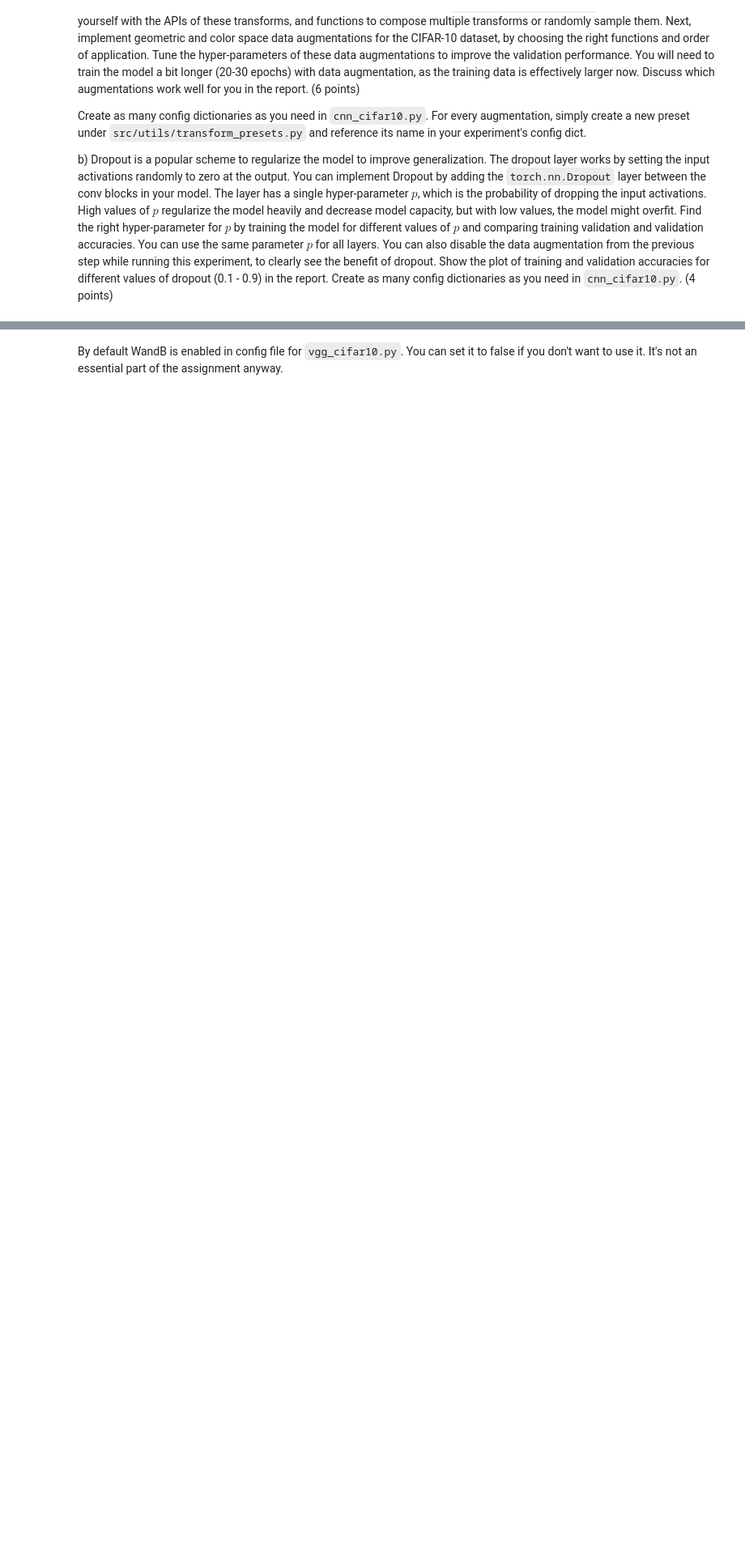
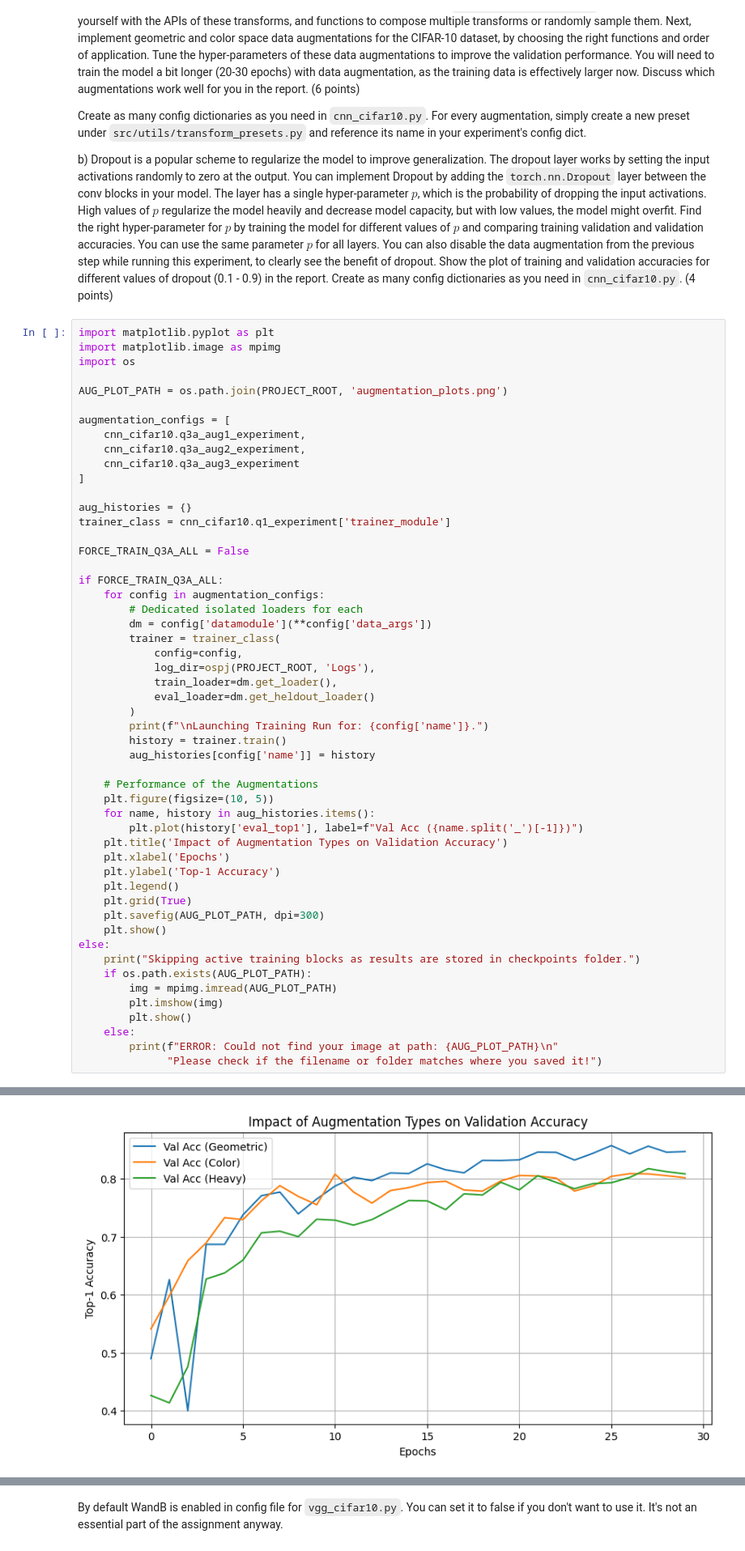
Before and after one commit to AashishNair01/computer-vision, a Jupyter notebook: Assignment_3/exercise-3.ipynb, the cells around one changed output, grey strips where cells are left out. Shown at 81% size. Cells and saved outputs as stored; diff of their text form; blank space fills up the shorter version.

```diff
--- a/Assignment_3/exercise-3.ipynb
+++ b/Assignment_3/exercise-3.ipynb
@@ -320,3 +379,56 @@ Create as many config dictionaries as you need in `cnn_cifar10.py`. For every au
 
 
 b) Dropout is a popular scheme to regularize the model to improve generalization. The dropout layer works by setting the input activations randomly to zero at the output. You can implement Dropout by adding the `torch.nn.Dropout` layer between the conv blocks in your model. The layer has a single hyper-parameter $p$, which is the probability of dropping the input activations. High values of $p$ regularize the model heavily and decrease model capacity, but with low values, the model might overfit. Find the right hyper-parameter for $p$ by training the model for different values of $p$ and comparing training validation and validation accuracies. You can use the same parameter $p$ for all layers. You can also disable the data augmentation from the previous step while running this experiment, to clearly see the benefit of dropout. Show the plot of training and validation accuracies for different values of dropout (0.1 - 0.9) in the report. Create as many config dictionaries as you need in `cnn_cifar10.py`. (4 points)
+# %%
+import matplotlib.pyplot as plt
+import matplotlib.image as mpimg
+import os
+
+AUG_PLOT_PATH = os.path.join(PROJECT_ROOT, 'augmentation_plots.png')
+
+augmentation_configs = [
+    cnn_cifar10.q3a_aug1_experiment,
+    cnn_cifar10.q3a_aug2_experiment,
+    cnn_cifar10.q3a_aug3_experiment
+]
+
+aug_histories = {}
+trainer_class = cnn_cifar10.q1_experiment['trainer_module']
+
+FORCE_TRAIN_Q3A_ALL = False
+
+if FORCE_TRAIN_Q3A_ALL:
+    for config in augmentation_configs:
+        # Dedicated isolated loaders for each
+        dm = config['datamodule'](**config['data_args'])
+        trainer = trainer_class(
+            config=config,
+            log_dir=ospj(PROJECT_ROOT, 'Logs'),
+            train_loader=dm.get_loader(),
+            eval_loader=dm.get_heldout_loader()
+        )
+        print(f"\nLaunching Training Run for: {config['name']}.")
+        history = trainer.train()
+        aug_histories[config['name']] = history
+
+    # Performance of the Augmentations
+    plt.figure(figsize=(10, 5))
+    for name, history in aug_histories.items():
+        plt.plot(history['eval_top1'], label=f"Val Acc ({name.split('_')[-1]})")
+    plt.title('Impact of Augmentation Types on Validation Accuracy')
+    plt.xlabel('Epochs')
+    plt.ylabel('Top-1 Accuracy')
+    plt.legend()
+    plt.grid(True)
+    plt.savefig(AUG_PLOT_PATH, dpi=300)
+    plt.show()
+else:
+    print("Skipping active training blocks as results are stored in checkpoints folder.")
+    if os.path.exists(AUG_PLOT_PATH):
+        img = mpimg.imread(AUG_PLOT_PATH)
+        plt.imshow(img)
+        plt.show()
+    else:
+        print(f"ERROR: Could not find your image at path: {AUG_PLOT_PATH}\n"
+              "Please check if the filename or folder matches where you saved it!")
+# %% [output]
@@ -322,0 +466 @@ b) Dropout is a popular scheme to regularize the model to improve generalization
+[figure, added]
```
Also changed, not shown: parts of 7 cells of this notebook.
